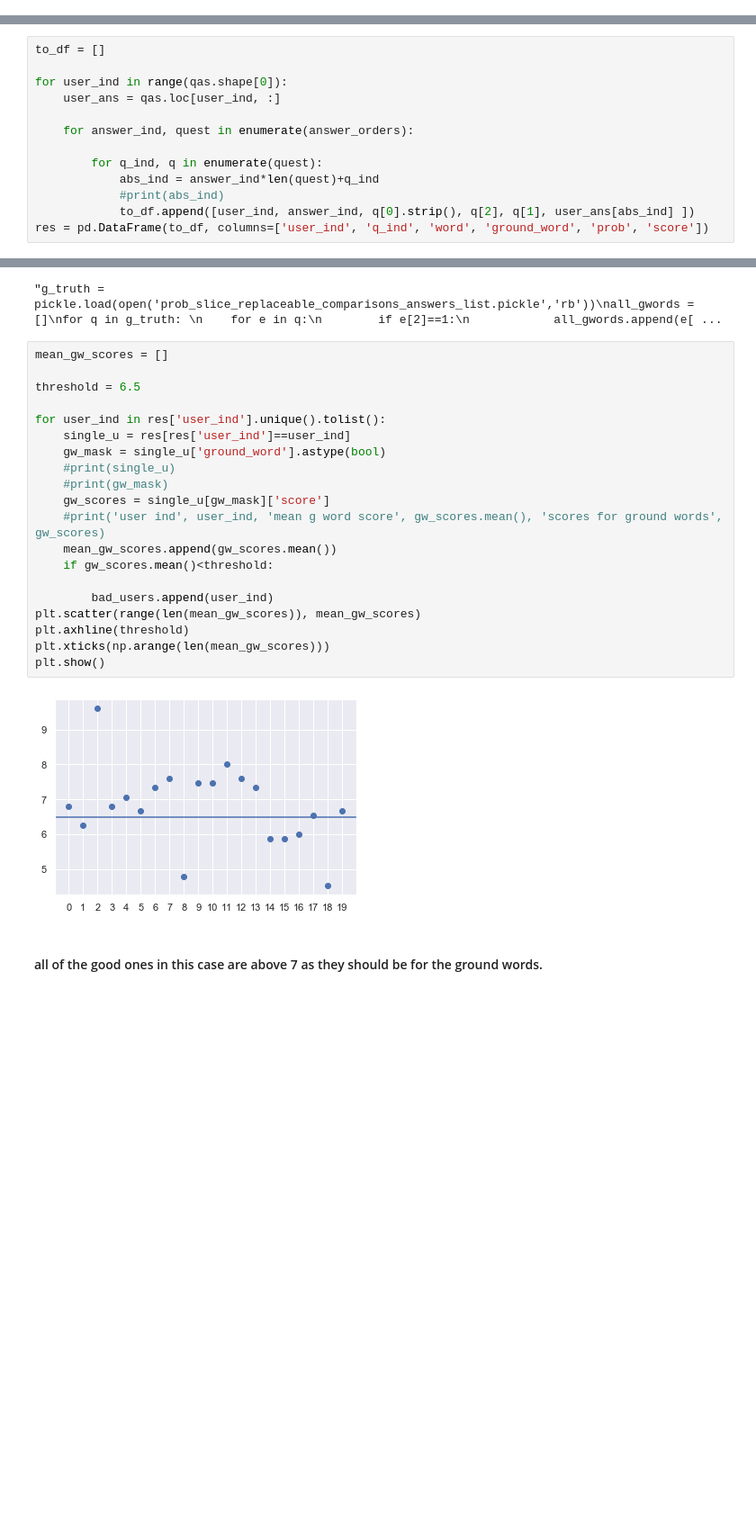
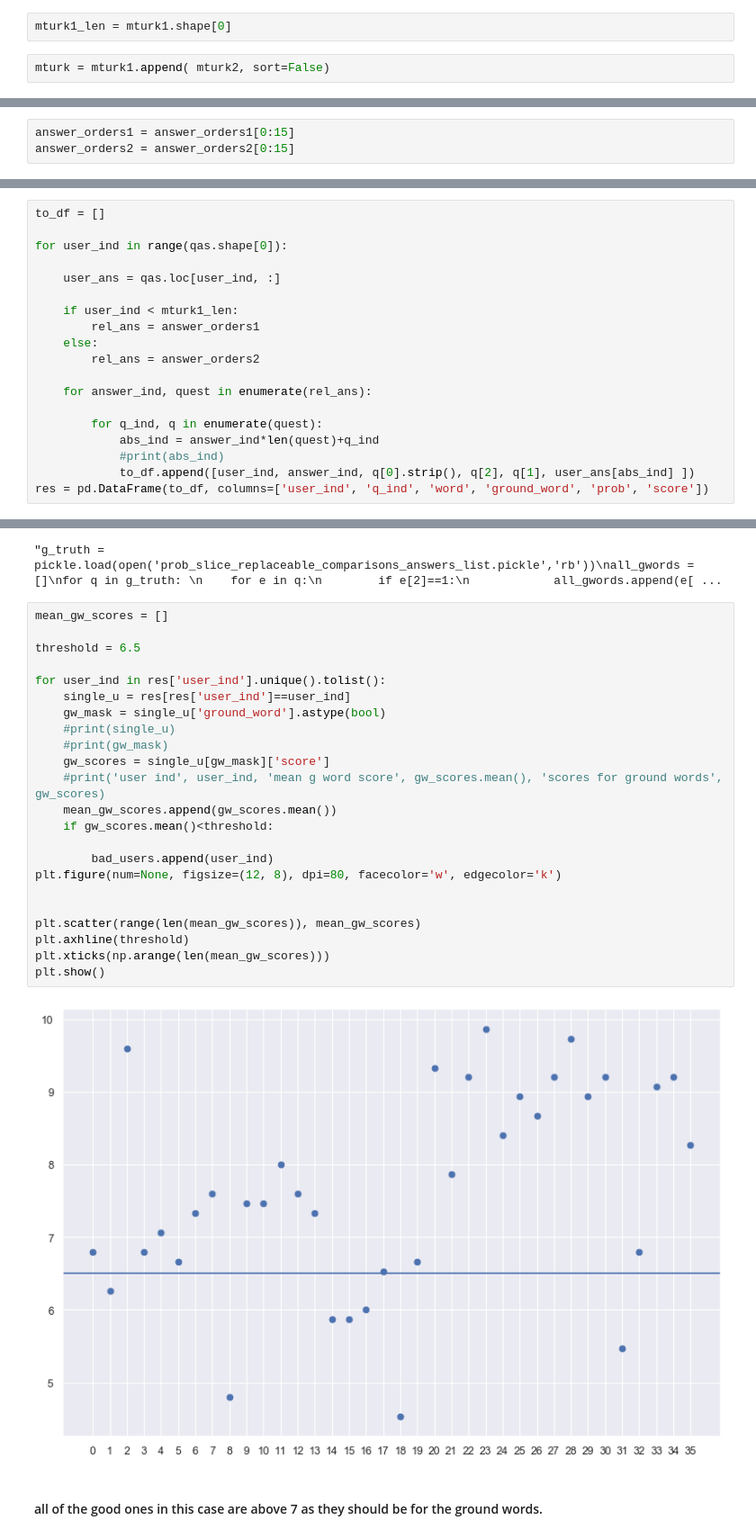
Before and after one commit to TrentBrick/tail-sampling, a Jupyter notebook: AnalyzeMTurk.ipynb, the cells around one changed output, grey strips where cells are left out. Shown at 90% size. Saved outputs shown, nothing was run; the diff lists cells and outputs as text; blank space fills up the shorter version.

Commit message:
mturk results are looking good

```diff
--- a/AnalyzeMTurk.ipynb
+++ b/AnalyzeMTurk.ipynb
@@ -46,3 +58,7 @@ mturk.drop([0,1,2], axis=0, inplace=True)# dropping the first null response and
+# %%
+mturk1_len = mturk1.shape[0]
+# %%
+mturk = mturk1.append( mturk2, sort=False)
 # %%
 mturk.reset_index(inplace=True)
 # %%
@@ -95,3 +105,6 @@ len(answer_orders)
+# %%
+answer_orders1 = answer_orders1[0:15]
+answer_orders2 = answer_orders2[0:15]
 # %%
 qas.head()
 # %% [output]
@@ -106,9 +123,15 @@ qas.head()
 to_df = []
 
 for user_ind in range(qas.shape[0]):
+
     user_ans = qas.loc[user_ind, :]
 
-    for answer_ind, quest in enumerate(answer_orders):
+    if user_ind < mturk1_len:
+        rel_ans = answer_orders1
+    else:
+        rel_ans = answer_orders2
+
+    for answer_ind, quest in enumerate(rel_ans):
 
         for q_ind, q in enumerate(quest):
             abs_ind = answer_ind*len(quest)+q_ind
@@ -294,25 +333,28 @@ for q in g_truth:
 # %%
 mean_gw_scores = []
 
 threshold = 6.5
 
 for user_ind in res['user_ind'].unique().tolist():
     single_u = res[res['user_ind']==user_ind]
     gw_mask = single_u['ground_word'].astype(bool)
     #print(single_u)
     #print(gw_mask)
     gw_scores = single_u[gw_mask]['score']
     #print('user ind', user_ind, 'mean g word score', gw_scores.mean(), 'scores for ground words', gw_scores)
     mean_gw_scores.append(gw_scores.mean())
     if gw_scores.mean()<threshold:
 
         bad_users.append(user_ind)
+plt.figure(num=None, figsize=(12, 8), dpi=80, facecolor='w', edgecolor='k')
+
+
 plt.scatter(range(len(mean_gw_scores)), mean_gw_scores)
 plt.axhline(threshold)
 plt.xticks(np.arange(len(mean_gw_scores)))
 plt.show()
 # %% [output]
-[figure, old version]
+[figure, new version]
 # %% [markdown]
 #### all of the good ones in this case are above 7 as they should be for the ground words.
 # %%
```
Also changed, not shown: parts of 37 cells of this notebook, 2 other files.
